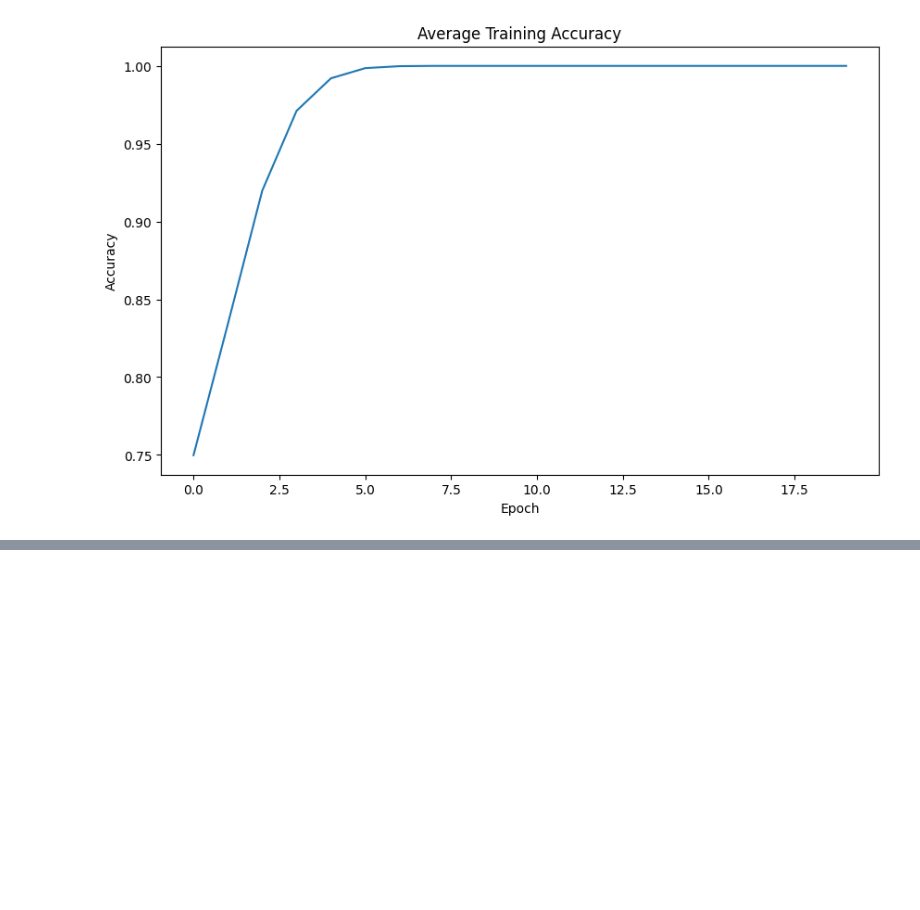
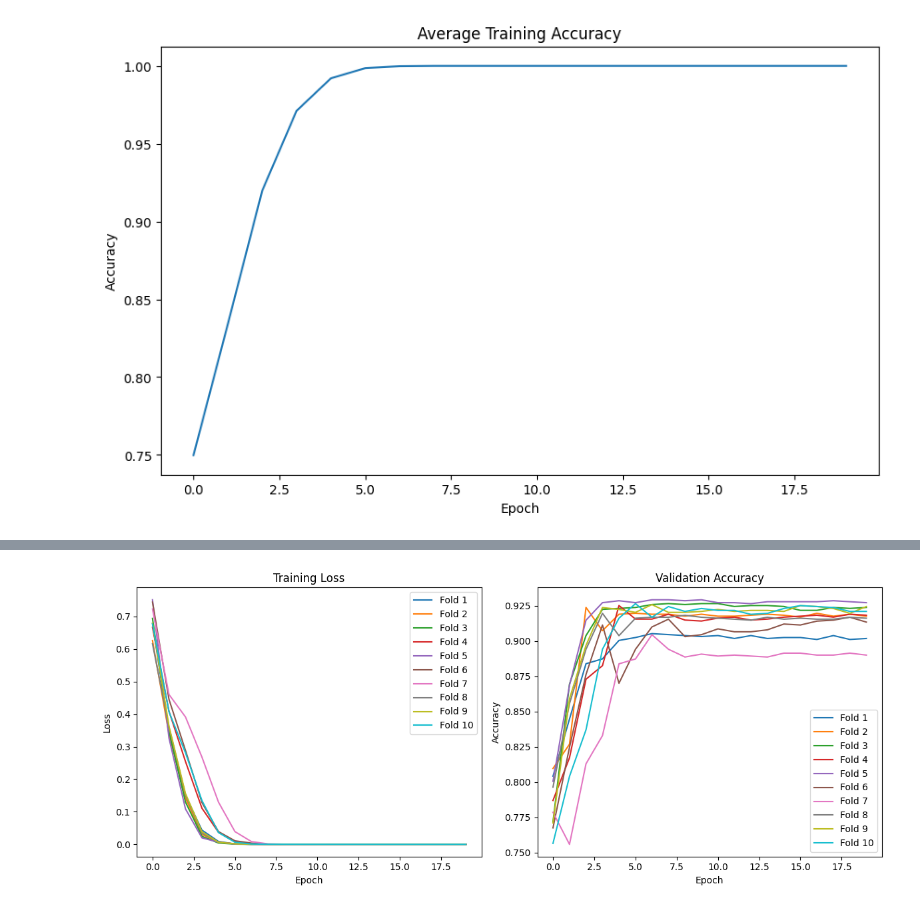
Before and after one commit to buntueng/Kenkyu, a Jupyter notebook: CNMC2019/CNN/ams_result.ipynb, the cells around one changed output, grey strips where cells are left out. Cells and saved outputs as stored; diff of their text form; code cells hidden in the pictures; blank space fills up the shorter version.

```diff
--- a/CNMC2019/CNN/ams_result.ipynb
+++ b/CNMC2019/CNN/ams_result.ipynb
@@ -131,0 +167,29 @@ plt.show()
+# %%
+plt.figure(figsize=(12, 5))
+
+# Plot training loss for each fold
+plt.subplot(1, 2, 1)
+for fold in range(10):
+    # Use the correct history data for each fold
+    history = pd.read_csv(f"GLCM_AMS_Result/fold_{fold + 1}_history.csv")
+    plt.plot(history["train_loss"], label=f"Fold {fold + 1}")
+plt.xlabel("Epoch")
+plt.ylabel("Loss")
+plt.title("Training Loss")
+plt.legend()
+
+# Plot validation accuracy for each fold
+plt.subplot(1, 2, 2)
+for fold in range(10):
+    # Use the correct history data for each fold
+    history = pd.read_csv(f"GLCM_AMS_Result/fold_{fold + 1}_history.csv")
+    plt.plot(history["val_acc"], label=f"Fold {fold + 1}")
+plt.xlabel("Epoch")
+plt.ylabel("Accuracy")
+plt.title("Validation Accuracy")
+plt.legend()
+
+plt.tight_layout()
+plt.show()
+# %% [output]
+[figure, added]
```
Also changed, not shown: parts of 3 cells of this notebook.
